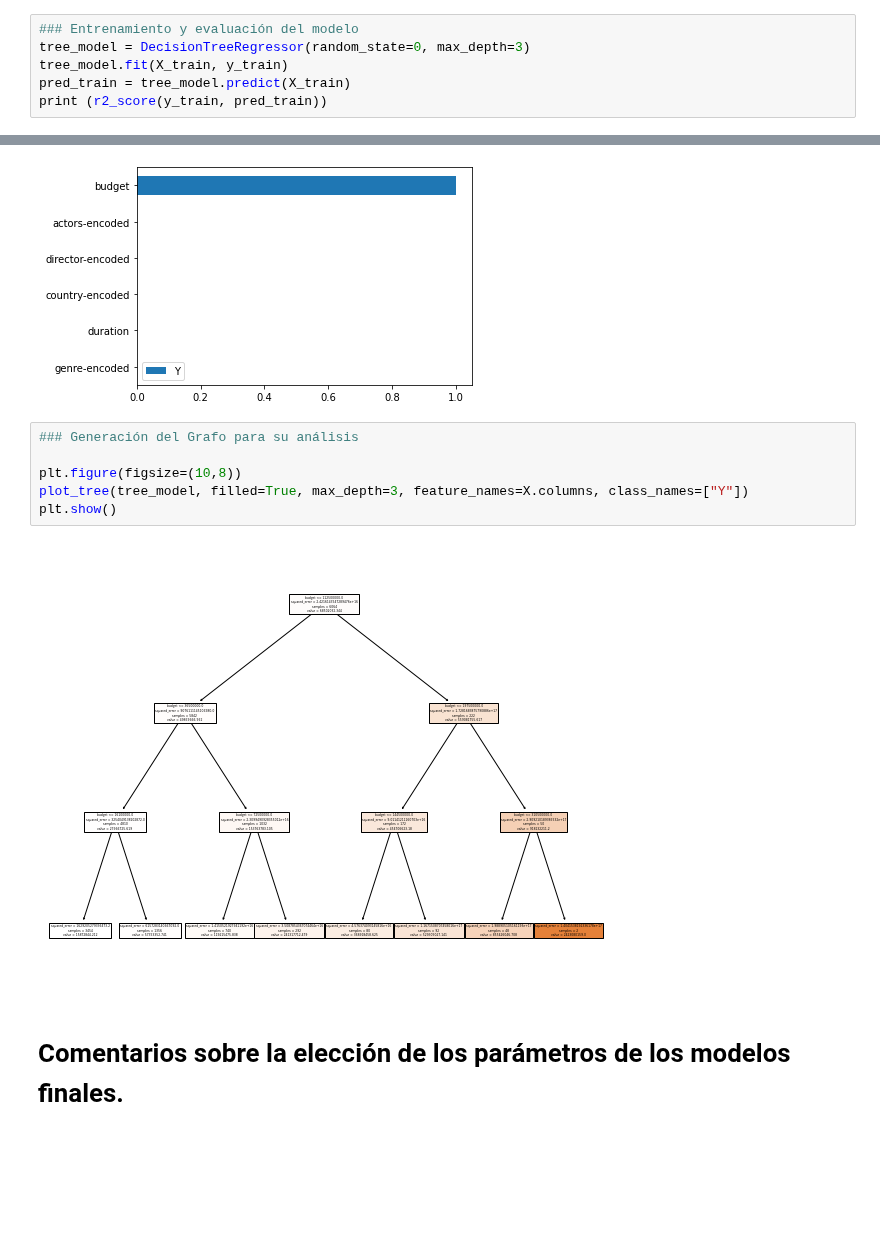
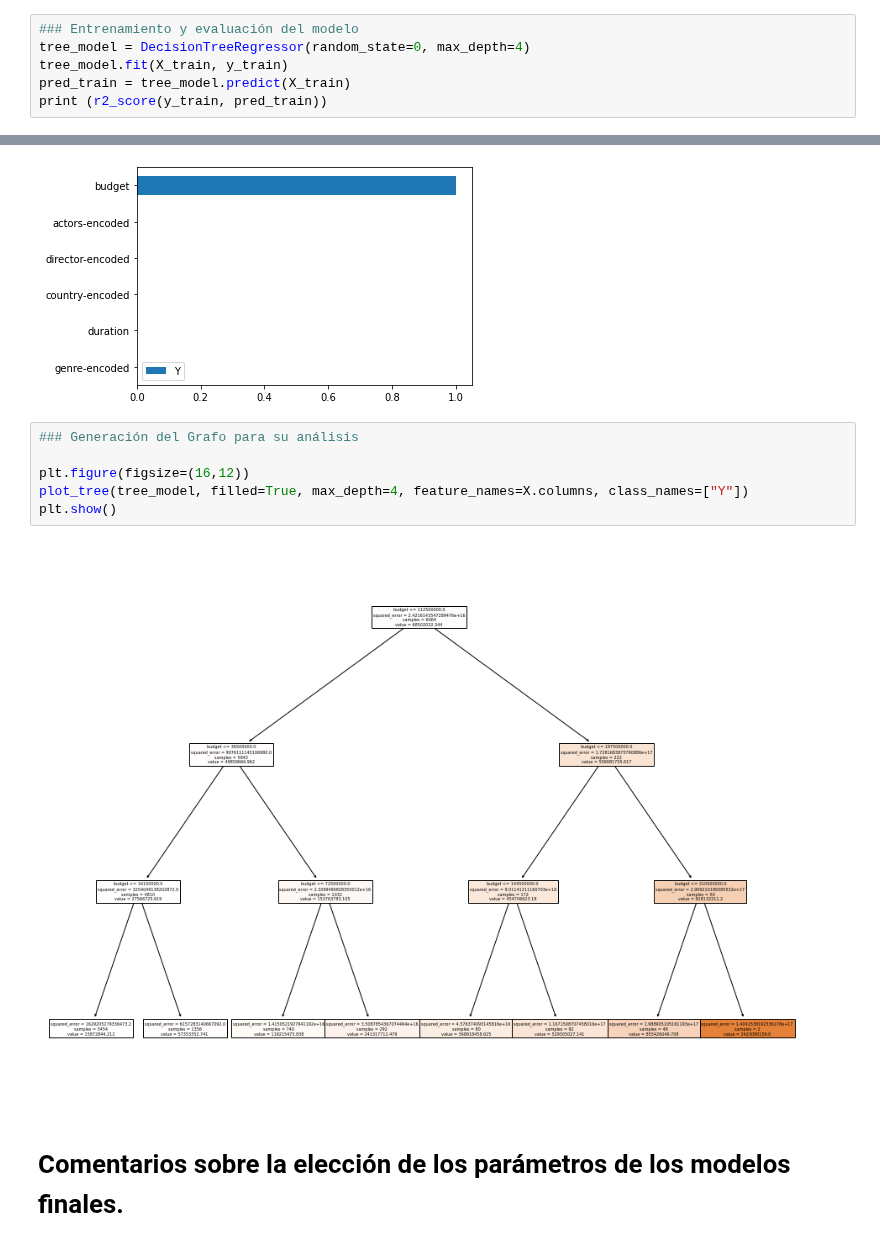
Before and after one commit to JALVARADORUIZ/Magister_BigData_UB, a Jupyter notebook: M6_AI1_AlvaradoRuizJoseArmando.ipynb, the cells around one changed output, grey strips where cells are left out. Saved outputs shown, nothing was run; the diff lists cells and outputs as text; blank space fills up the shorter version.

```diff
--- a/M6_AI1_AlvaradoRuizJoseArmando.ipynb
+++ b/M6_AI1_AlvaradoRuizJoseArmando.ipynb
@@ -289,7 +289,7 @@ plt.show();
 [figure]
 # %%
 ### Entrenamiento y evaluación del modelo
-tree_model = DecisionTreeRegressor(random_state=0, max_depth=3)
+tree_model = DecisionTreeRegressor(random_state=0, max_depth=4)
 tree_model.fit(X_train, y_train)
 pred_train = tree_model.predict(X_train)
 print (r2_score(y_train, pred_train))
@@ -306,11 +306,11 @@ plt.show();
 # %%
 ### Generación del Grafo para su análisis
 
-plt.figure(figsize=(10,8))
-plot_tree(tree_model, filled=True, max_depth=3, feature_names=X.columns, class_names=["Y"])
+plt.figure(figsize=(16,12))
+plot_tree(tree_model, filled=True, max_depth=4, feature_names=X.columns, class_names=["Y"])
 plt.show()
 # %% [output]
-[figure, old version]
+[figure, new version]
 # %% [markdown]
 # Comentarios sobre la elección de los parámetros de los modelos finales.
 # %% [markdown]
```
Also changed, not shown: parts of 1 cell of this notebook.
